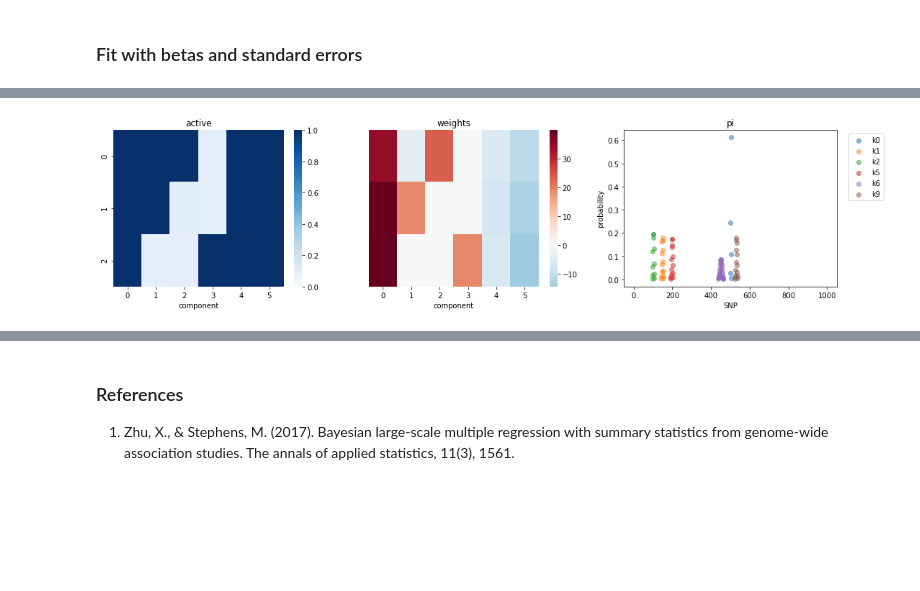
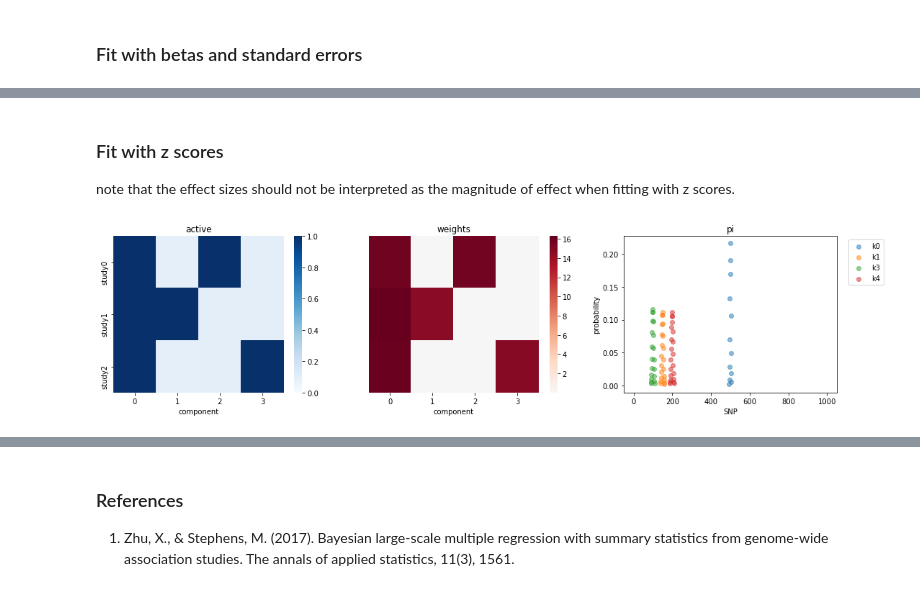
Before and after one commit to karltayeb/cafeh, a Jupyter notebook: notebooks/CAFEH_demo.ipynb, the cells around one changed output, grey strips where cells are left out. Drawn from its saved outputs; the diff is of its cells as text; code cells hidden in the pictures; blank space fills up the shorter version.

```diff
--- a/notebooks/CAFEH_demo.ipynb
+++ b/notebooks/CAFEH_demo.ipynb
@@ -252,5 +234,10 @@ plt.plot(cafehs.elbos)
+# %% [markdown]
+### Fit with z scores
+
+note that the effect sizes should not be interpreted as the magnitude of effect when fitting with z scores.
 # %%
 %%time
-Z = B / stderr
-cafehs = fit_cafeh_z(LD, Z, n=np.ones(3)*n)
+cafehs = fit_cafeh_z(LD_df, z_df, n=n_df)
+cafehs.plot_components()
 # %% [output]
+[figure, added]
@@ -258,4 +245,0 @@ ValueError: The truth value of an array with more than one element is ambiguous.
-# %%
-cafehs.plot_components()
-# %% [output]
-[figure, removed]
```
Also changed, not shown: parts of 19 cells of this notebook.
